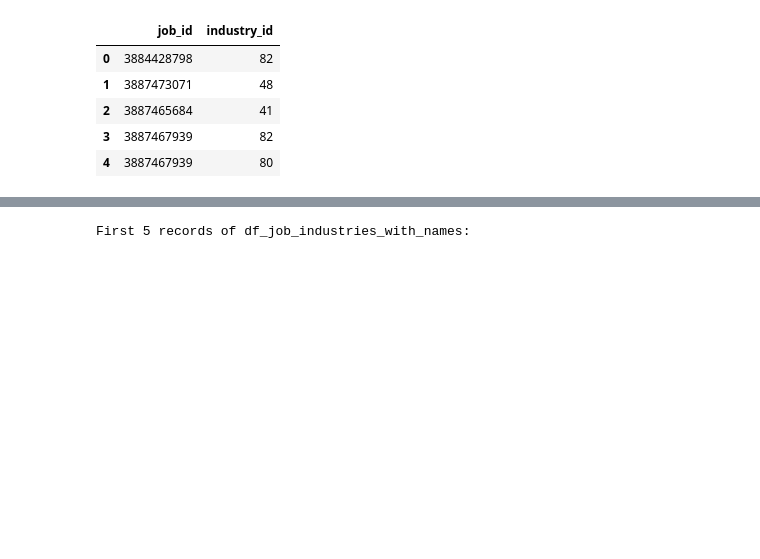
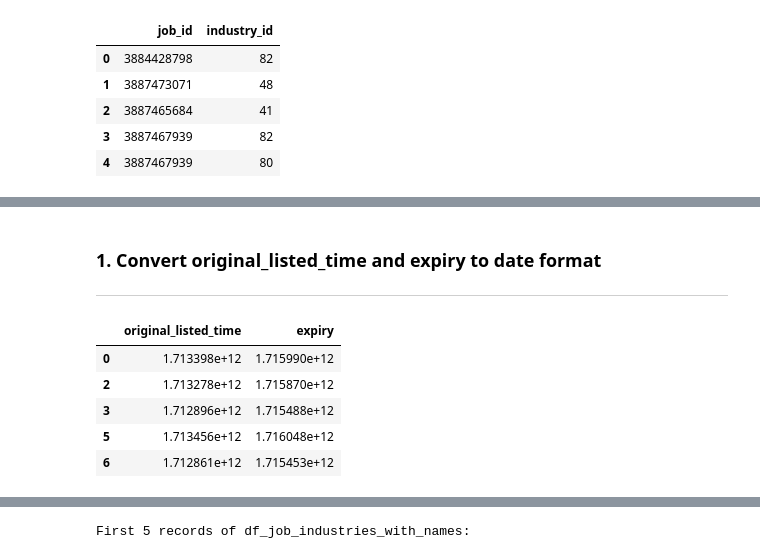
Before and after one commit to gettokeroro/DADS5001_MINI_PROJECT, a Jupyter notebook: Job_Application_Analysis.ipynb, the cells around one changed output, grey strips where cells are left out. Drawn from its saved outputs; the diff is of its cells as text; code cells hidden in the pictures; blank space fills up the shorter version.

```diff
--- a/Job_Application_Analysis.ipynb
+++ b/Job_Application_Analysis.ipynb
@@ -172,0 +173,14 @@ To achieve the subtask of merging `df_job_industries` and `df_industries` and st
+# %% [markdown]
+### 1. Convert original_listed_time and expiry to date format
+
+---
+# %%
+selected_columns_df = df[['original_listed_time', 'expiry']]
+display(selected_columns_df.head())
+# %% [output]
+|  | original_listed_time | expiry |
+| 0 | 1.713398e+12 | 1.715990e+12 |
+| 2 | 1.713278e+12 | 1.715870e+12 |
+| 3 | 1.712896e+12 | 1.715488e+12 |
+| 5 | 1.713456e+12 | 1.716048e+12 |
+| 6 | 1.712861e+12 | 1.715453e+12 |
```
Also changed, not shown: parts of 23 cells of this notebook.
